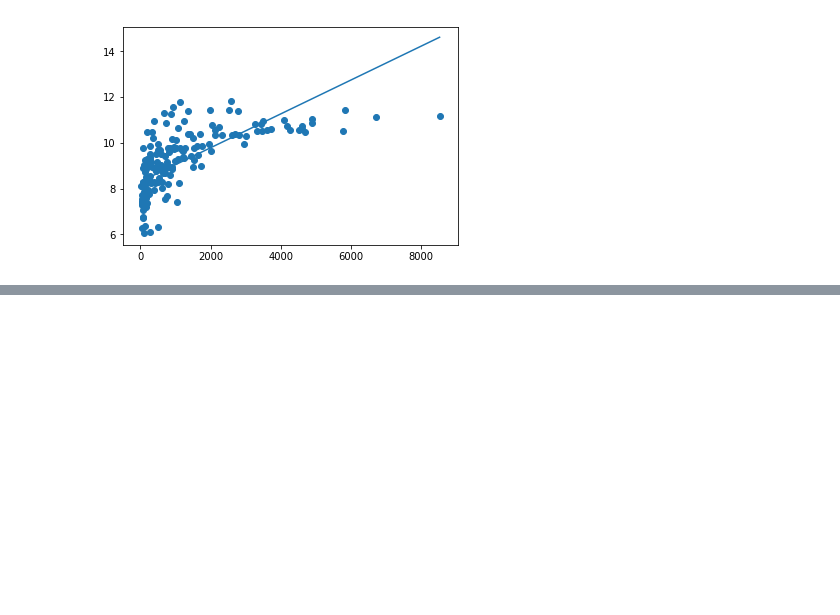
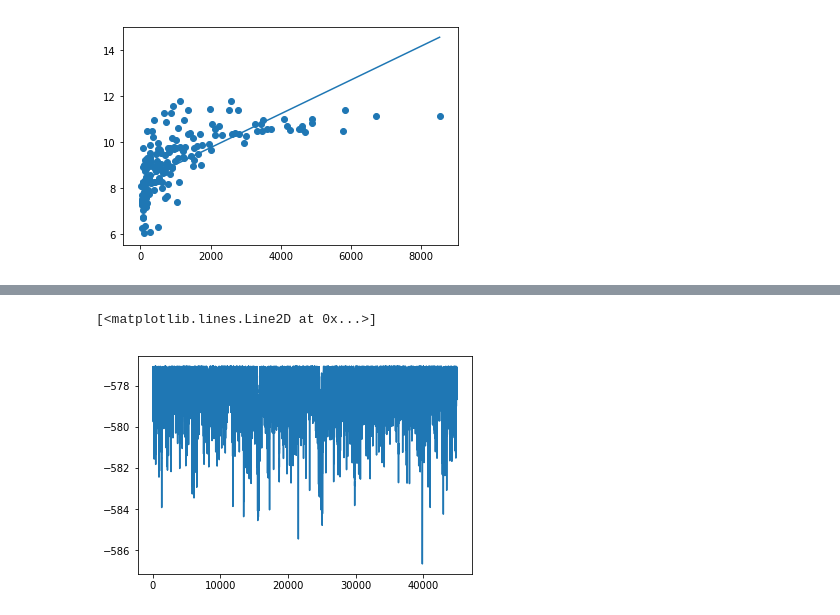
Before and after one commit to ComputoCienciasUniandes/MetodosComputacionalesAvanzados, a Jupyter notebook: soluciones/JaimeForero_Ejercicio9.ipynb, the cells around one changed output, grey strips where cells are left out. Saved outputs shown, nothing was run; the diff lists cells and outputs as text; code cells hidden in the pictures; blank space fills up the shorter version.

```diff
--- a/soluciones/JaimeForero_Ejercicio9.ipynb
+++ b/soluciones/JaimeForero_Ejercicio9.ipynb
@@ -71,0 +79,5 @@ plt.scatter(param[:,0], param[:,1], s=0.1, alpha=0.2)
+# %%
+plt.plot(posterior)
+# %% [output]
+[<matplotlib.lines.Line2D at 0x...>]
+[figure, added]
```
Also changed, not shown: parts of 10 cells of this notebook.
